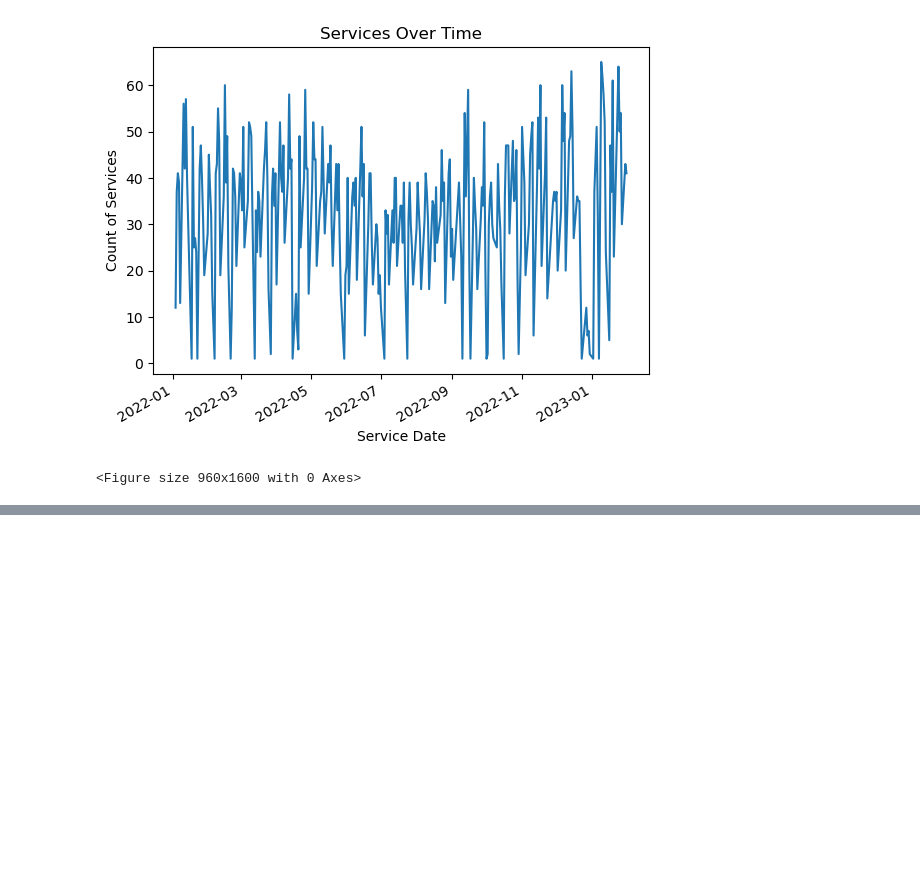
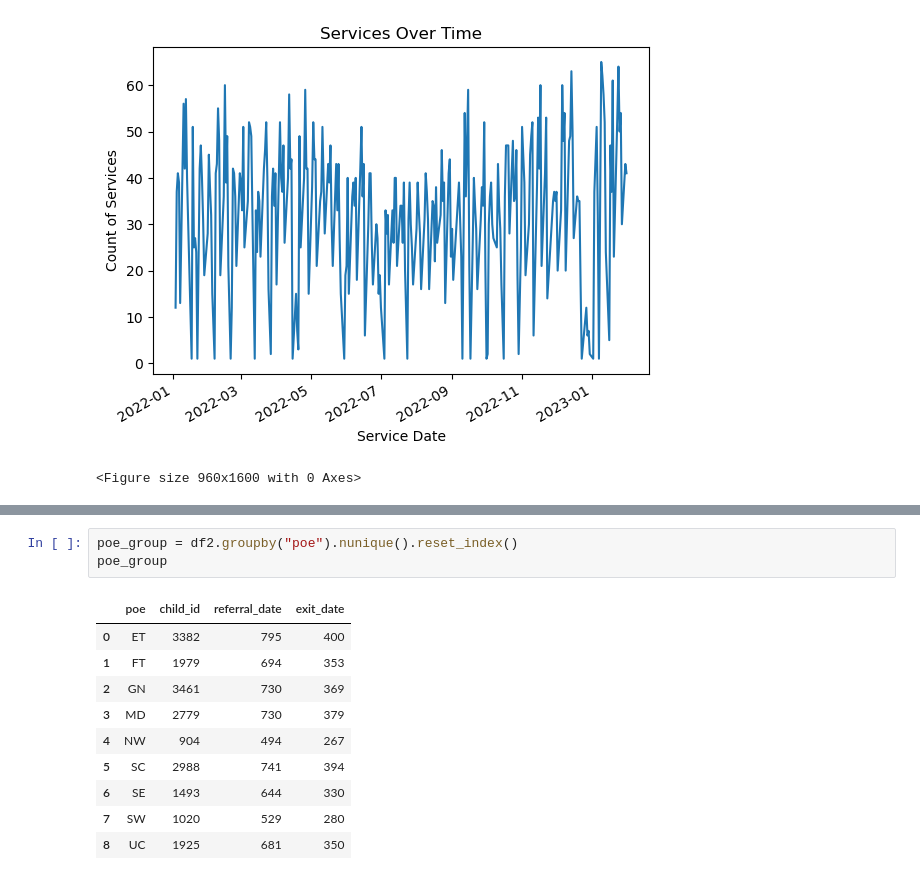
Before and after one commit to NSS-Data-Analytics-Cohort-8/teis_da8_1-sockswithsandals, a Jupyter notebook: notebooks/TEIS_EDA.ipynb, the cells around one changed output, grey strips where cells are left out. Saved outputs shown, nothing was run; the diff lists cells and outputs as text; blank space fills up the shorter version.

```diff
--- a/notebooks/TEIS_EDA.ipynb
+++ b/notebooks/TEIS_EDA.ipynb
@@ -321,0 +364,14 @@ Text(0.5, 1.0, 'Services Over Time')
+# %%
+poe_group = df2.groupby("poe").nunique().reset_index()
+poe_group
+# %% [output]
+|  | poe | child_id | referral_date | exit_date |
+| 0 | ET | 3382 | 795 | 400 |
+| 1 | FT | 1979 | 694 | 353 |
+| 2 | GN | 3461 | 730 | 369 |
+| 3 | MD | 2779 | 730 | 379 |
+| 4 | NW | 904 | 494 | 267 |
+| 5 | SC | 2988 | 741 | 394 |
+| 6 | SE | 1493 | 644 | 330 |
+| 7 | SW | 1020 | 529 | 280 |
+| 8 | UC | 1925 | 681 | 350 |
```
Also changed, not shown: parts of 4 cells of this notebook.
